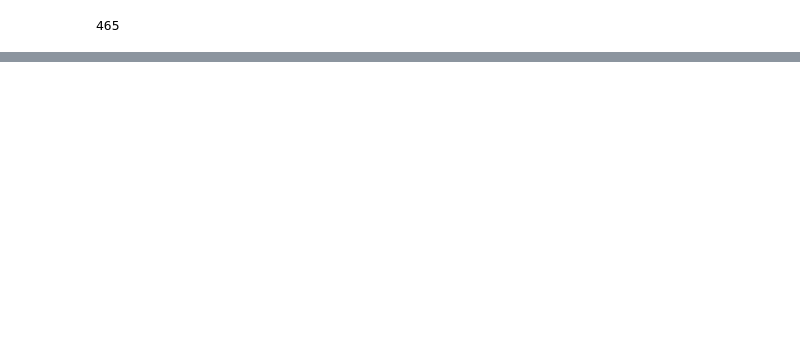
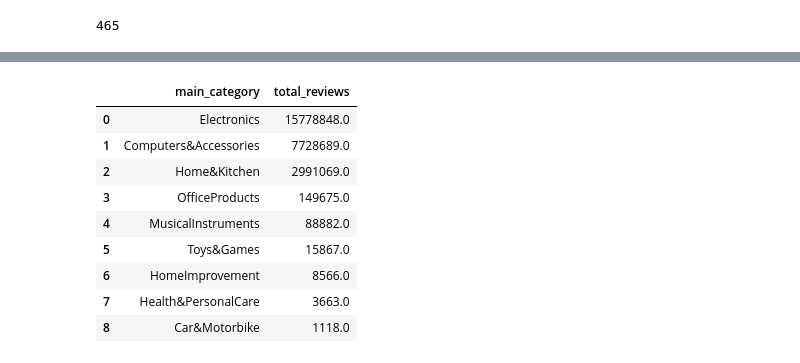
Before and after one commit to iamkaus/sales_analysis, a Jupyter notebook: notebooks/analysis.ipynb, the cells around one changed output, grey strips where cells are left out. Cells and saved outputs as stored; diff of their text form; code cells hidden in the pictures; blank space fills up the shorter version.

```diff
--- a/notebooks/analysis.ipynb
+++ b/notebooks/analysis.ipynb
@@ -396,0 +414,19 @@ amazon_df.to_sql(
+# %%
+pd.read_sql("""
+SELECT main_category,
+SUM(rating_count) AS total_reviews
+FROM products
+GROUP BY main_category
+ORDER BY total_reviews DESC;
+""", engine)
+# %% [output]
+|  | main_category | total_reviews |
+| 0 | Electronics | 15778848.0 |
+| 1 | Computers&Accessories | 7728689.0 |
+| 2 | Home&Kitchen | 2991069.0 |
+| 3 | OfficeProducts | 149675.0 |
+| 4 | MusicalInstruments | 88882.0 |
+| 5 | Toys&Games | 15867.0 |
+| 6 | HomeImprovement | 8566.0 |
+| 7 | Health&PersonalCare | 3663.0 |
+| 8 | Car&Motorbike | 1118.0 |
```
Also changed, not shown: parts of 7 cells of this notebook, 5 other files.
